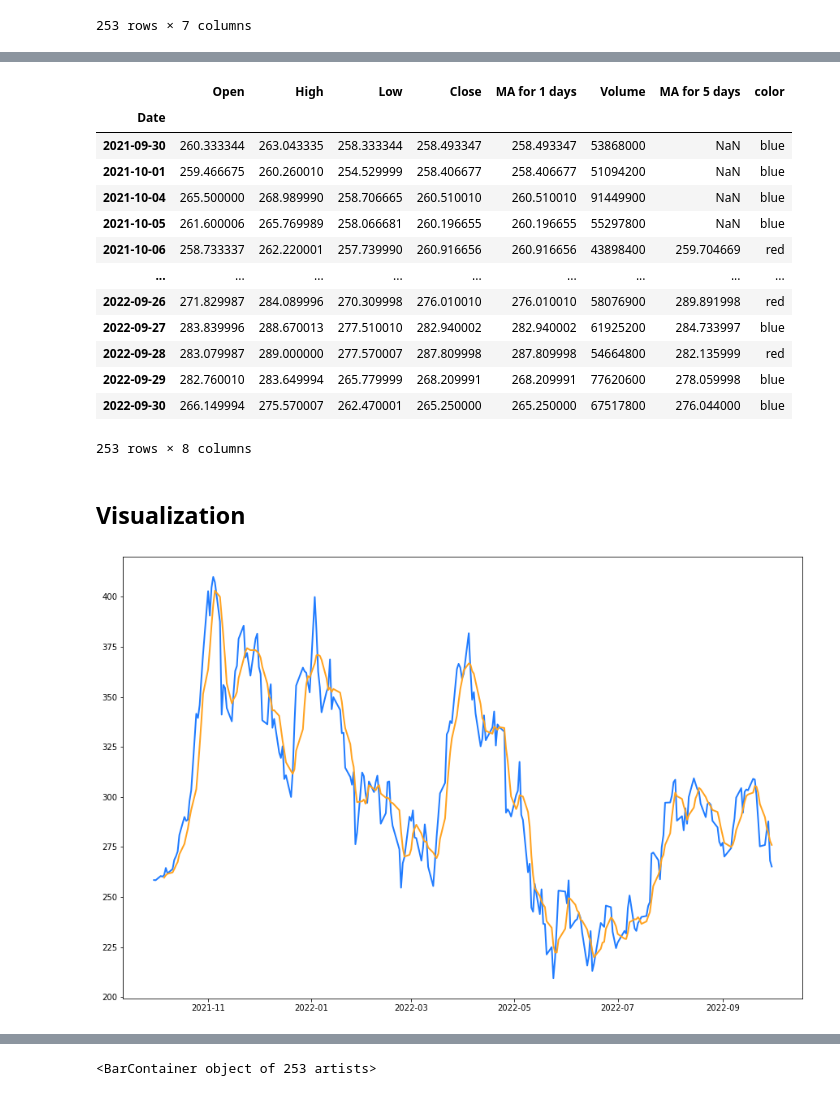
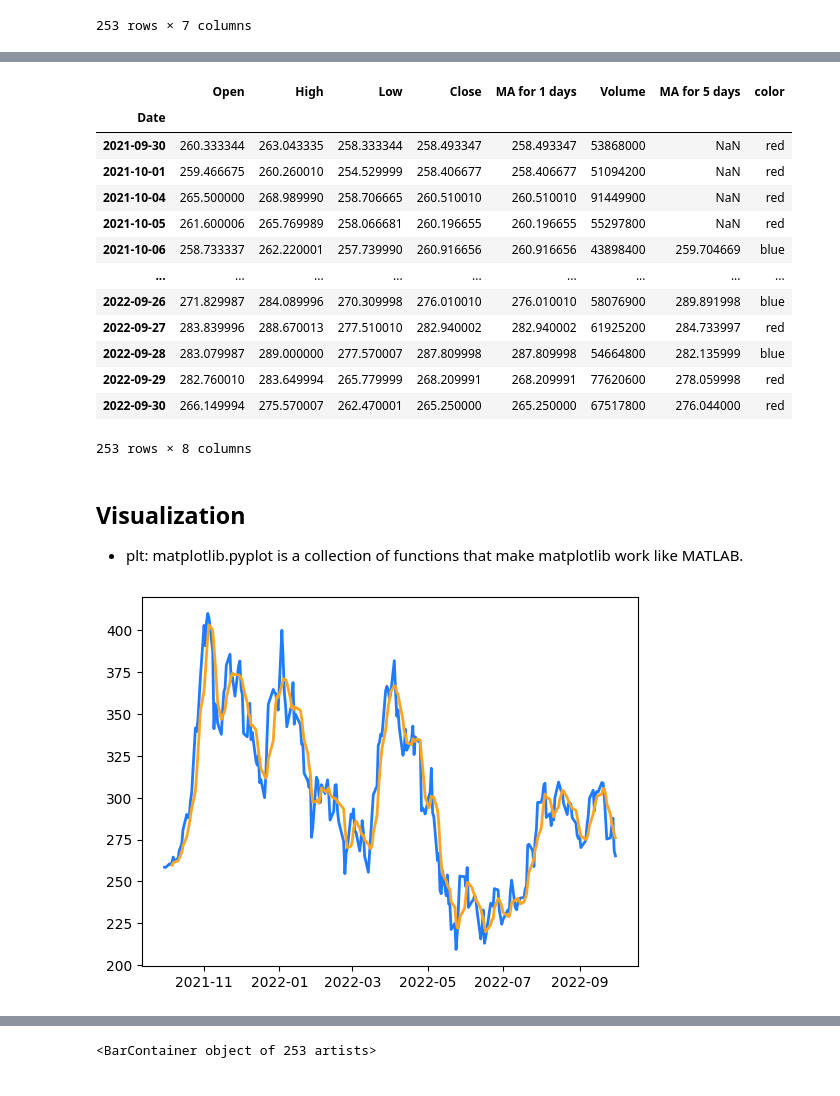
Before and after one commit to RobinChien/y_finance_demo, a Jupyter notebook: y_finance_demo.ipynb, the cells around one changed output, grey strips where cells are left out. Saved outputs shown, nothing was run; the diff lists cells and outputs as text; code cells hidden in the pictures.

```diff
--- a/y_finance_demo.ipynb
+++ b/y_finance_demo.ipynb
@@ -67,8 +76,12 @@ tsla_df
 | 2022-09-30 | 266.149994 | 275.570007 | 262.470001 | 265.250000 | 265.250000 | 67517800 | 276.044000 |
 253 rows × 7 columns
 # %%
+# Use lambda function to create a column for color
+# red: Open > Close
+# blue: Open <= Close
+
 def compare_open_and_close_price(open_price, close_price):
-    return 'blue' if open_price>=close_price else 'red'
+    return 'red' if open_price>close_price else 'blue'
 
 tsla_df['color'] = tsla_df.apply(lambda x: compare_open_and_close_price(x['Open'], x['Close']), axis=1)
 tsla_df
@@ -89,22 +102,24 @@ tsla_df
 253 rows × 8 columns
 # %%
+# Change the column name from 'Adj Close' to 'MA for 1 days'
 tsla_df=tsla_df.rename(columns = {'Adj Close':'MA for 1 days'})
 tsla_df
 # %% [output]
 |  | Open | High | Low | Close | MA for 1 days | Volume | MA for 5 days | color |
 | Date |  |  |  |  |  |  |  |  |
-| 2021-09-30 | 260.333344 | 263.043335 | 258.333344 | 258.493347 | 258.493347 | 53868000 | NaN | blue |
-| 2021-10-01 | 259.466675 | 260.260010 | 254.529999 | 258.406677 | 258.406677 | 51094200 | NaN | blue |
-| 2021-10-04 | 265.500000 | 268.989990 | 258.706665 | 260.510010 | 260.510010 | 91449900 | NaN | blue |
-| 2021-10-05 | 261.600006 | 265.769989 | 258.066681 | 260.196655 | 260.196655 | 55297800 | NaN | blue |
-| 2021-10-06 | 258.733337 | 262.220001 | 257.739990 | 260.916656 | 260.916656 | 43898400 | 259.704669 | red |
+| 2021-09-30 | 260.333344 | 263.043335 | 258.333344 | 258.493347 | 258.493347 | 53868000 | NaN | red |
+| 2021-10-01 | 259.466675 | 260.260010 | 254.529999 | 258.406677 | 258.406677 | 51094200 | NaN | red |
+| 2021-10-04 | 265.500000 | 268.989990 | 258.706665 | 260.510010 | 260.510010 | 91449900 | NaN | red |
+| 2021-10-05 | 261.600006 | 265.769989 | 258.066681 | 260.196655 | 260.196655 | 55297800 | NaN | red |
+| 2021-10-06 | 258.733337 | 262.220001 | 257.739990 | 260.916656 | 260.916656 | 43898400 | 259.704669 | blue |
 | ... | ... | ... | ... | ... | ... | ... | ... | ... |
-| 2022-09-26 | 271.829987 | 284.089996 | 270.309998 | 276.010010 | 276.010010 | 58076900 | 289.891998 | red |
-| 2022-09-27 | 283.839996 | 288.670013 | 277.510010 | 282.940002 | 282.940002 | 61925200 | 284.733997 | blue |
-| 2022-09-28 | 283.079987 | 289.000000 | 277.570007 | 287.809998 | 287.809998 | 54664800 | 282.135999 | red |
-| 2022-09-29 | 282.760010 | 283.649994 | 265.779999 | 268.209991 | 268.209991 | 77620600 | 278.059998 | blue |
-| 2022-09-30 | 266.149994 | 275.570007 | 262.470001 | 265.250000 | 265.250000 | 67517800 | 276.044000 | blue |
+| 2022-09-26 | 271.829987 | 284.089996 | 270.309998 | 276.010010 | 276.010010 | 58076900 | 289.891998 | blue |
+| 2022-09-27 | 283.839996 | 288.670013 | 277.510010 | 282.940002 | 282.940002 | 61925200 | 284.733997 | red |
+| 2022-09-28 | 283.079987 | 289.000000 | 277.570007 | 287.809998 | 287.809998 | 54664800 | 282.135999 | blue |
+| 2022-09-29 | 282.760010 | 283.649994 | 265.779999 | 268.209991 | 268.209991 | 77620600 | 278.059998 | red |
+| 2022-09-30 | 266.149994 | 275.570007 | 262.470001 | 265.250000 | 265.250000 | 67517800 | 276.044000 | red |
 253 rows × 8 columns
 # %% [markdown]
 ## Visualization
+- plt: matplotlib.pyplot is a collection of functions that make matplotlib work like MATLAB.
 # %%
@@ -111,18 +127,22 @@ tsla_df
 colors = {'red': '#ff207c', 'grey': '#42535b', 'blue': '#207cff', 'orange': '#ffa320', 'green': '#00ec8b'}
 # %%
+# Show 1MA and 5MA line chart
 mov_avg = {
         'MA (1)': {'Range': 1, 'Color': colors['blue']},
         'MA (5)': {'Range': 5, 'Color': colors['orange']}
     }
 
 date = tsla_df.index
 
 for ma, ma_info in mov_avg.items():
     column_name = "MA for %s days" %(str(ma_info['Range']))
     plt.plot(
-        date, tsla_df[column_name],
-        color=ma_info['Color'], label=ma, linewidth=2
+        date,
+        tsla_df[column_name],
+        color=ma_info['Color'],
+        label=ma,
+        linewidth=2
     )
 # %% [output]
-[figure, old version]
+[figure, new version]
 # %%
```
Also changed, not shown: parts of 7 cells of this notebook.
